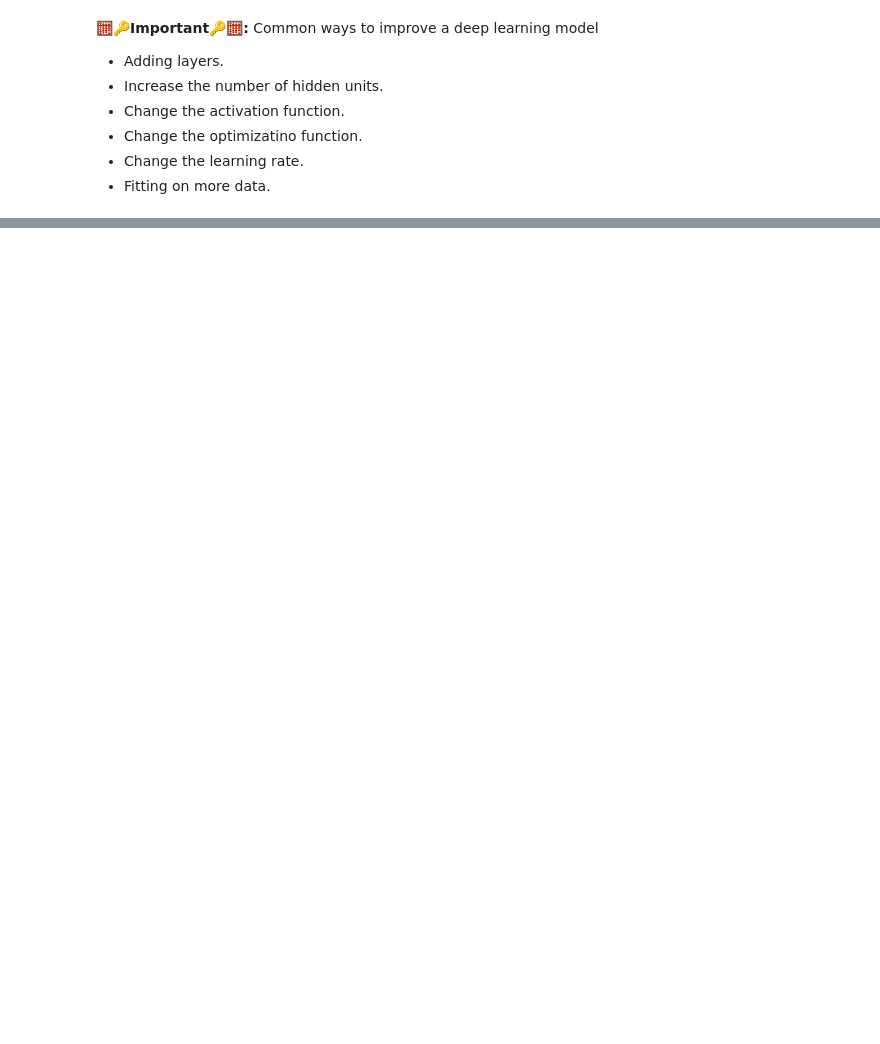
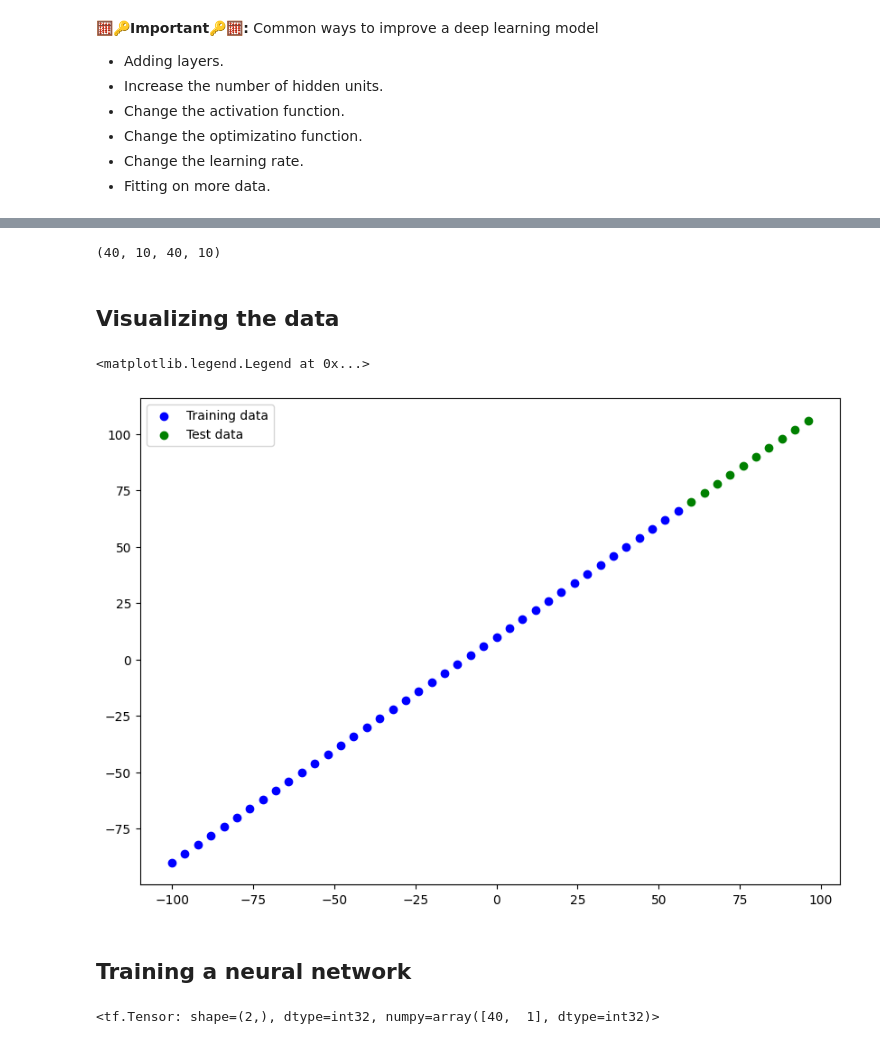
Before and after one commit to Muntasir2179/tensorflow-learning, a Jupyter notebook: 01_neural_network_regression_with_tensorflow.ipynb, the cells around one changed output, grey strips where cells are left out. Cells and saved outputs as stored; diff of their text form; code cells hidden in the pictures; blank space fills up the shorter version.

```diff
--- a/01_neural_network_regression_with_tensorflow.ipynb
+++ b/01_neural_network_regression_with_tensorflow.ipynb
@@ -284,0 +319,3 @@ array([[27.215836]], dtype=float32)
+# %%
+features = tf.reshape(features, shape=(50,1))
+features
@@ -284,0 +340,30 @@ array([[27.215836]], dtype=float32)
+# %%
+# split the data into train and test set
+x_train = features[:40, :1]
+y_train = labels[:40]
+
+x_test = features[40:, :1]
+y_test = labels[40:]
+# %%
+len(x_train), len(x_test), len(y_train), len(y_test)
+# %% [output]
+(40, 10, 40, 10)
+# %% [markdown]
+## Visualizing the data
+# %%
+plt.figure(figsize=(10, 7))
+# plot training data in blue
+plt.scatter(x_train, y_train, c='b', label='Training data')
+# plot test data
+plt.scatter(x_test, y_test, c='g', label='Test data')
+# show the legend
+plt.legend()
+# %% [output]
+<matplotlib.legend.Legend at 0x...>
+[figure, added]
+# %% [markdown]
+## Training a neural network
+# %%
+tf.shape(x_train)
+# %% [output]
+<tf.Tensor: shape=(2,), dtype=int32, numpy=array([40,  1], dtype=int32)>
```
Also changed, not shown: parts of 17 cells of this notebook.
